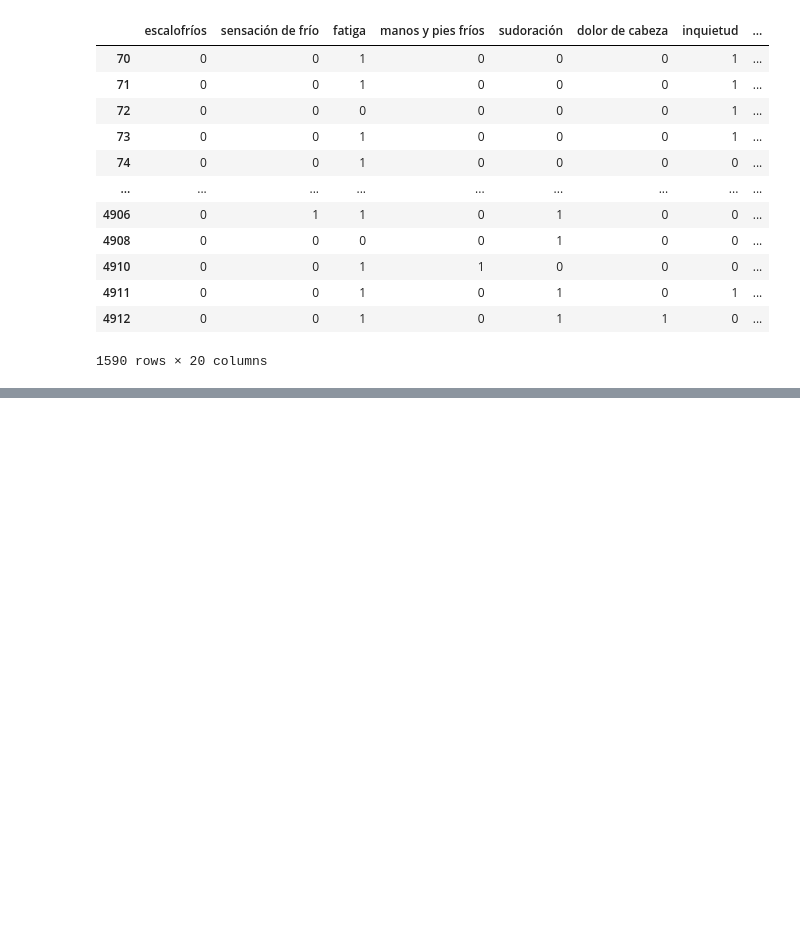
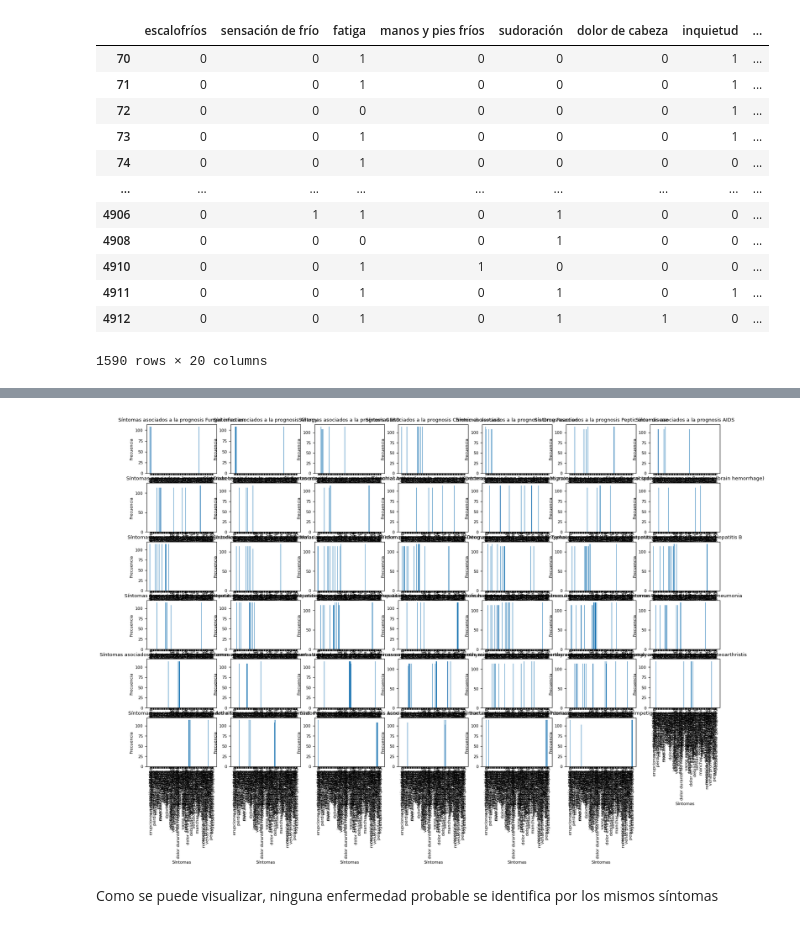
Before and after one commit to caroSeminario23/pulsera_inteligente, a Jupyter notebook: Analisis/Dataset2/analisis4.ipynb, the cells around one changed output, grey strips where cells are left out. Cells and saved outputs as stored; diff of their text form; code cells hidden in the pictures; blank space fills up the shorter version.

```diff
--- a/Analisis/Dataset2/analisis4.ipynb
+++ b/Analisis/Dataset2/analisis4.ipynb
@@ -685,0 +799,44 @@ data9
+# %%
+import matplotlib.pyplot as plt
+
+# Calcular el número de gráficos
+n = len(data2['pronóstico'].unique())
+
+# Ajustar el tamaño global de la fuente
+plt.rc('font', size=8)
+
+# Crear una figura para todos los gráficos con un tamaño mayor
+plt.figure(figsize=(20, 12))  # Ajusta estos valores según necesites
+
+# Calcular el número de filas y columnas para los subplots
+rows = int(n**0.5)
+cols = n // rows
+if n % rows > 0: cols += 1
+
+# Índice para los subplots
+plot_number = 1
+
+for i in data2['pronóstico'].unique():
+    data_prognosis = data2[data2['pronóstico'] == i]
+
+    # Guardar los síntomas con valores igual a uno para la prognosis 1
+    symptoms_prognosis = data_prognosis.iloc[:, :-2].sum()
+
+    # Crear el gráfico de barras en un subplot
+    plt.subplot(rows, cols, plot_number)
+    plt.bar(symptoms_prognosis.index, symptoms_prognosis.values)
+    plt.xlabel('Síntomas')
+    plt.ylabel('Frecuencia')
+    plt.title('Síntomas asociados a la prognosis ' + str(i))
+    plt.xticks(rotation=90)
+
+    # Incrementar el índice para el próximo subplot
+    plot_number += 1
+
+# Mostrar todos los gráficos con un espaciado mayor entre ellos
+plt.tight_layout(pad=3.0)  # Ajusta el espaciado según necesites
+plt.show()
+# %% [output]
+[figure, added]
+# %% [markdown]
+Como se puede visualizar, ninguna enfermedad probable se identifica por los mismos síntomas
```
Also changed, not shown: parts of 8 cells of this notebook, 5 other files.
